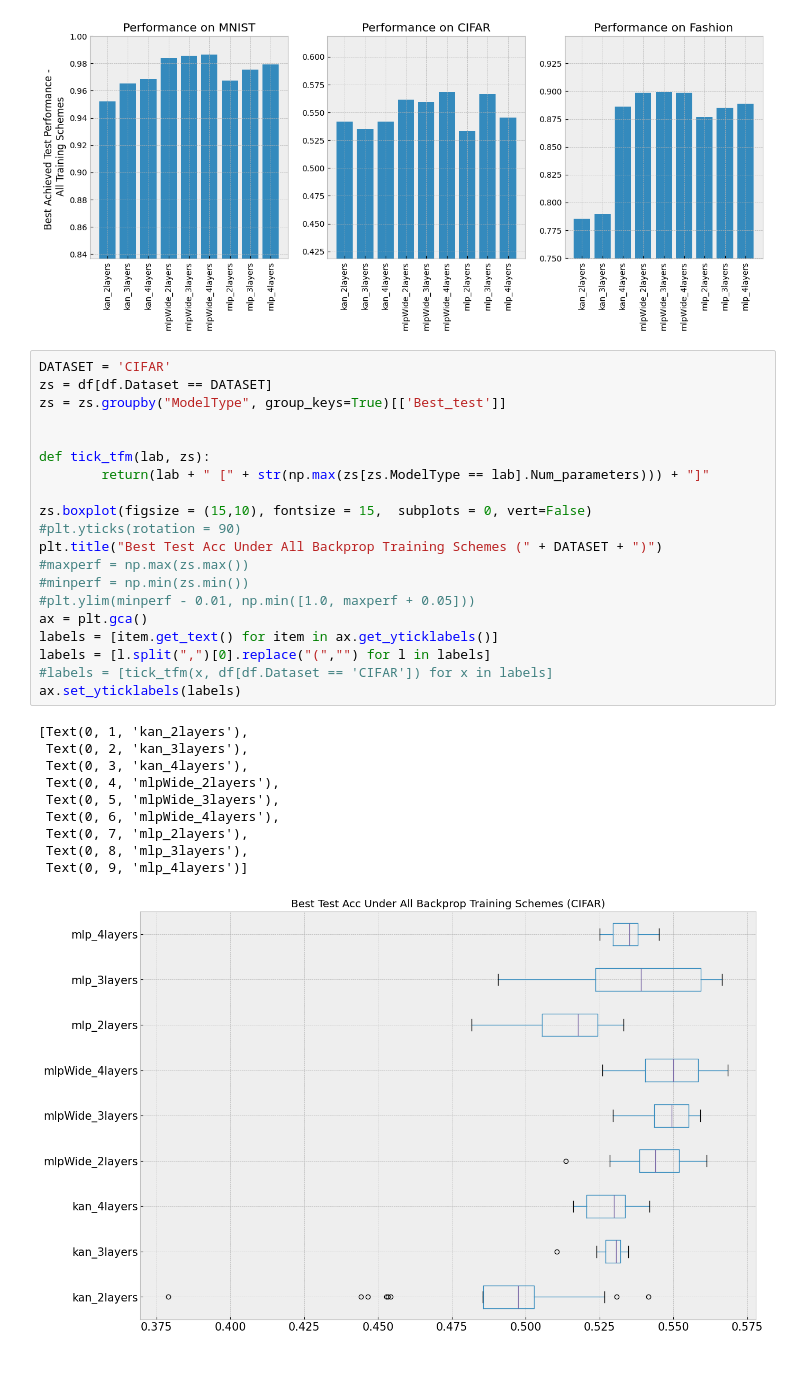
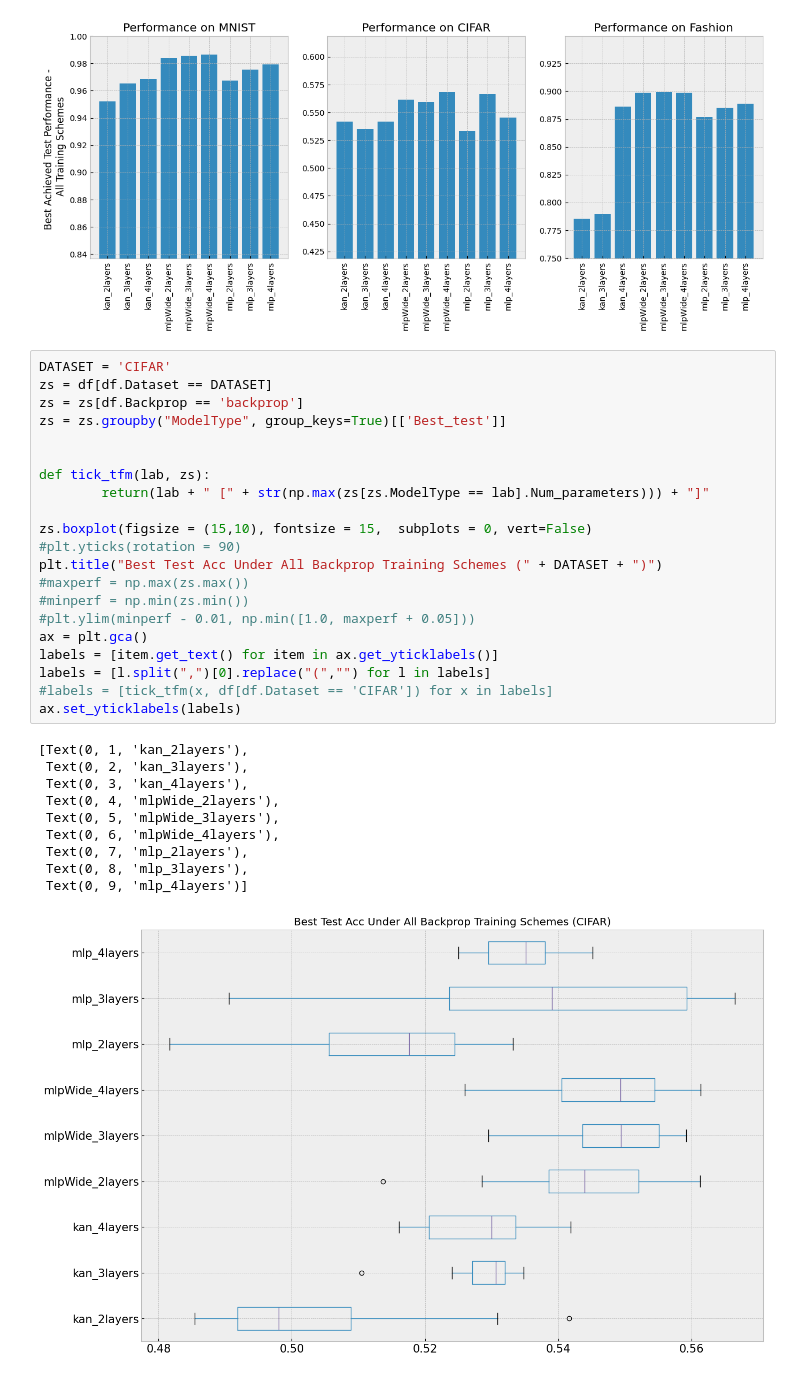
Before and after one commit to ShairozS/HSIC_Bottleneck-Pytorch, a Jupyter notebook: Outputs/results_analysis.ipynb, the cells around one changed output. Drawn from its saved outputs; the diff is of its cells as text.

```diff
--- a/Outputs/results_analysis.ipynb
+++ b/Outputs/results_analysis.ipynb
@@ -156,31 +152,32 @@ for DATASET in ['MNIST', 'CIFAR', 'Fashion']:
 # %%
 DATASET = 'CIFAR'
 zs = df[df.Dataset == DATASET]
+zs = zs[df.Backprop == 'backprop']
 zs = zs.groupby("ModelType", group_keys=True)[['Best_test']]
 
 
 def tick_tfm(lab, zs):
         return(lab + " [" + str(np.max(zs[zs.ModelType == lab].Num_parameters))) + "]"
 
 zs.boxplot(figsize = (15,10), fontsize = 15,  subplots = 0, vert=False)
 #plt.yticks(rotation = 90)
 plt.title("Best Test Acc Under All Backprop Training Schemes (" + DATASET + ")")
 #maxperf = np.max(zs.max())
 #minperf = np.min(zs.min())
 #plt.ylim(minperf - 0.01, np.min([1.0, maxperf + 0.05]))
 ax = plt.gca()
 labels = [item.get_text() for item in ax.get_yticklabels()]
 labels = [l.split(",")[0].replace("(","") for l in labels]
 #labels = [tick_tfm(x, df[df.Dataset == 'CIFAR']) for x in labels]
 ax.set_yticklabels(labels)
 # %% [output]
 [Text(0, 1, 'kan_2layers'),
  Text(0, 2, 'kan_3layers'),
  Text(0, 3, 'kan_4layers'),
  Text(0, 4, 'mlpWide_2layers'),
  Text(0, 5, 'mlpWide_3layers'),
  Text(0, 6, 'mlpWide_4layers'),
  Text(0, 7, 'mlp_2layers'),
  Text(0, 8, 'mlp_3layers'),
  Text(0, 9, 'mlp_4layers')]
-[figure, old version]
+[figure, new version]
```
Also changed, not shown: parts of 4 cells of this notebook, 10 other files.
